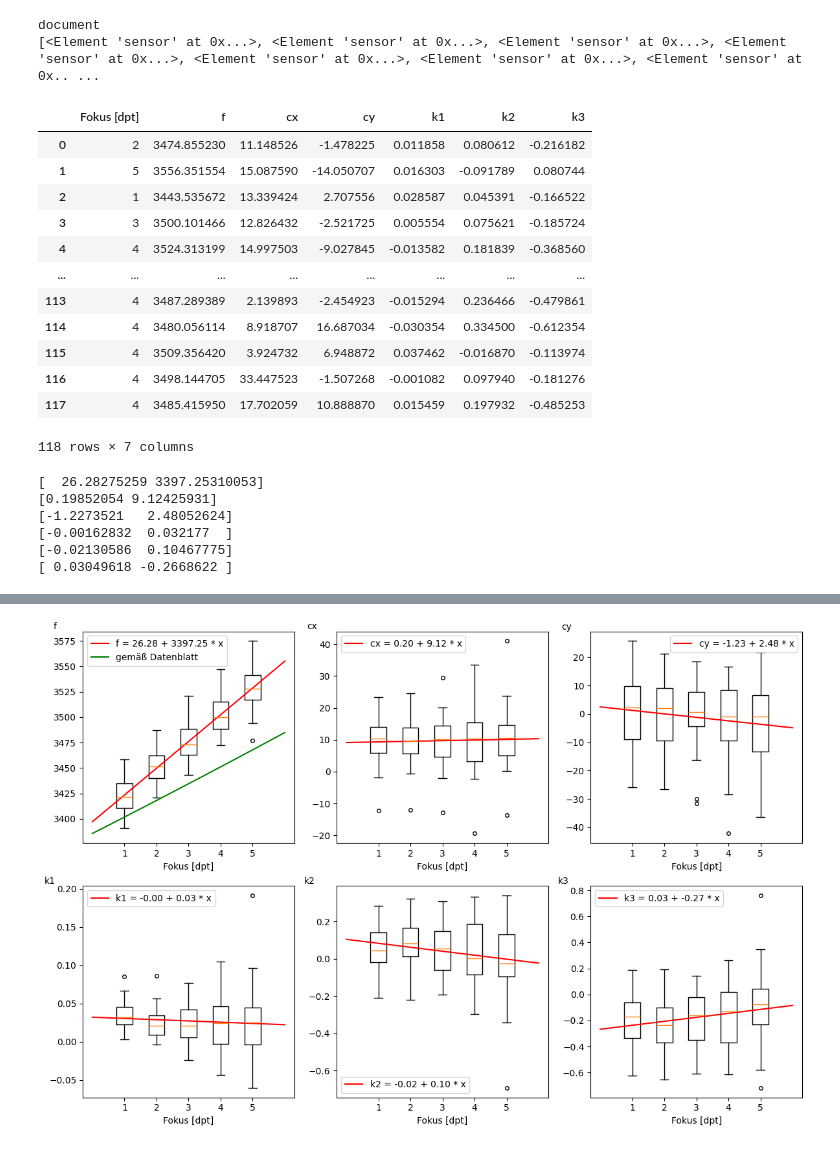
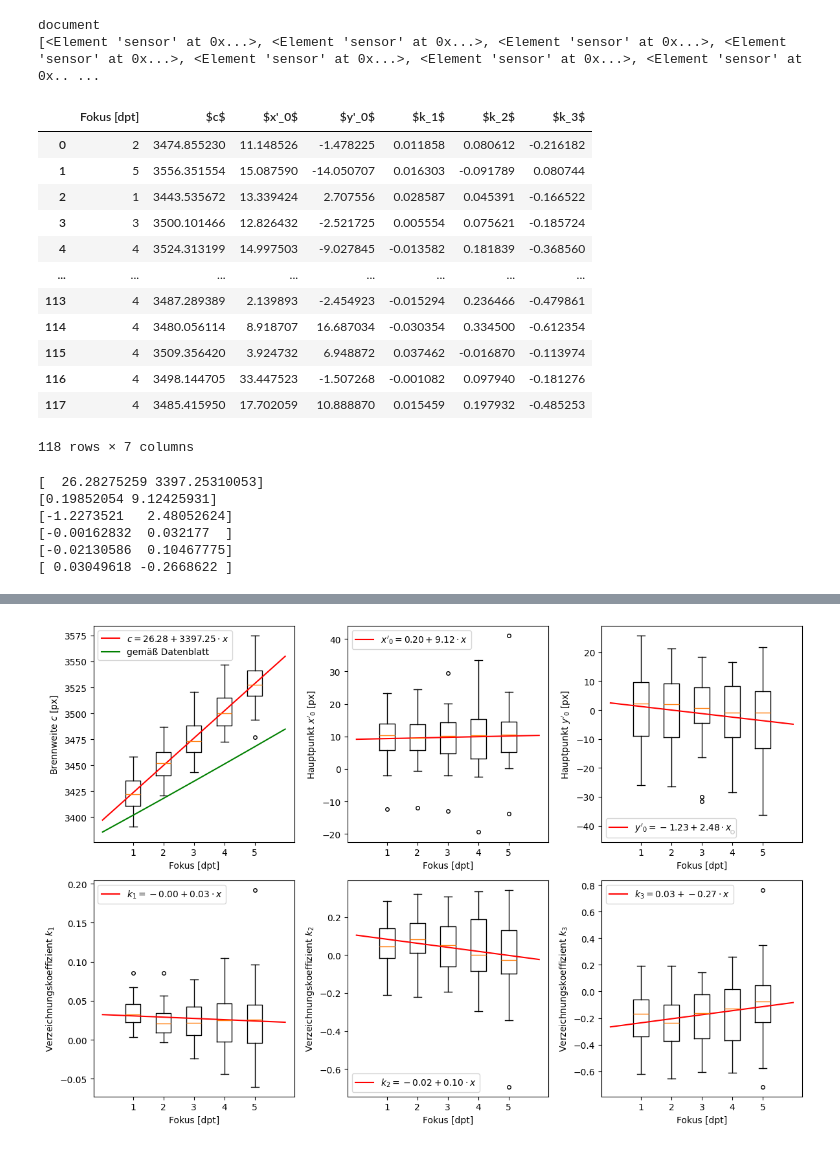
Before and after one commit to FlorianTimm/PhotoBox_Experimente, a Jupyter notebook: Fokus/fokus_faktor_diagramm.ipynb, the cells around one changed output, grey strips where cells are left out. Drawn from its saved outputs; the diff is of its cells as text; code cells hidden in the pictures.

```diff
--- a/Fokus/fokus_faktor_diagramm.ipynb
+++ b/Fokus/fokus_faktor_diagramm.ipynb
@@ -22,12 +22,12 @@ for sensor in sensors:
         if (sensor_parameter.attrib["class"] == "adjusted"):
             liste.append({
                 "Fokus [dpt]": int(sensor.attrib["label"][-1]),
-                "f": float(sensor_parameter.find("f").text),
-                "cx": float(sensor_parameter.find("cx").text),
-                "cy": float(sensor_parameter.find("cy").text),
-                "k1": float(sensor_parameter.find("k1").text),
-                "k2": float(sensor_parameter.find("k2").text),
-                "k3": float(sensor_parameter.find("k3").text),
+                "$c$": float(sensor_parameter.find("f").text),
+                "$x'_0$": float(sensor_parameter.find("cx").text),
+                "$y'_0$": float(sensor_parameter.find("cy").text),
+                "$k_1$": float(sensor_parameter.find("k1").text),
+                "$k_2$": float(sensor_parameter.find("k2").text),
+                "$k_3$": float(sensor_parameter.find("k3").text),
             })
 
 ist = pd.DataFrame(liste)
@@ -35,7 +35,7 @@ ist
 # %% [output]
 document
 [<Element 'sensor' at 0x...>, <Element 'sensor' at 0x...>, <Element 'sensor' at 0x...>, <Element 'sensor' at 0x...>, <Element 'sensor' at 0x...>, <Element 'sensor' at 0x...>, <Element 'sensor' at 0x.. ...
-|  | Fokus [dpt] | f | cx | cy | k1 | k2 | k3 |
+|  | Fokus [dpt] | $c$ | $x'_0$ | $y'_0$ | $k_1$ | $k_2$ | $k_3$ |
 | 0 | 2 | 3474.855230 | 11.148526 | -1.478225 | 0.011858 | 0.080612 | -0.216182 |
 | 1 | 5 | 3556.351554 | 15.087590 | -14.050707 | 0.016303 | -0.091789 | 0.080744 |
 | 2 | 1 | 3443.535672 | 13.339424 | 2.707556 | 0.028587 | 0.045391 | -0.166522 |
@@ -54,6 +54,13 @@ def gerade(x, a, b):
 
 
 fig, axes = plt.subplots(2, 3, figsize=(12, 8))
+
+beschriftung = {"$c$": "Brennweite $c$ [px]",
+                "$x'_0$": "Hauptpunkt $x'_0$ [px]",
+                "$y'_0$": "Hauptpunkt $y'_0$ [px]",
+                "$k_1$": "Verzeichnungskoeffizient $k_1$",
+                "$k_2$": "Verzeichnungskoeffizient $k_2$",
+                "$k_3$": "Verzeichnungskoeffizient $k_3$"}
 
 for i, col in enumerate(ist.columns.values[1:]):
     m = i // 3
@@ -69,10 +76,10 @@ for i, col in enumerate(ist.columns.values[1:]):
     print(popt)
     x = np.array(list(range(0, 7)))
     y = gerade(x, *popt)
-    axes[m][n].plot(x, y, color="red", label=col + " = %4.2f + %4.2f * x" %
+    axes[m][n].plot(x, y, color="red", label=col[:-1] + " = %4.2f + %4.2f \\cdot x$" %
                     (popt[0], popt[1]))
 
-    if col == "f":
+    if col == "$c$":
         def naehrung(x):
             return 1/(1/0.00474-x)/0.0000014
         x = np.array(list(range(0, 7)))
@@ -81,7 +88,7 @@ for i, col in enumerate(ist.columns.values[1:]):
 
     axes[m][n].legend()
     axes[m][n].set_xlabel("Fokus [dpt]")
-    axes[m][n].set_ylabel(col, rotation=0, labelpad=-1, y=1)
+    axes[m][n].set_ylabel(beschriftung[col])
 
 
 # Diagramm speichern
@@ -101,4 +108,4 @@ plt
-[figure, old version]
+[figure, new version]
 # %%
 ist.cov()
 # %% [output]
```
Also changed, not shown: parts of 3 cells of this notebook.
